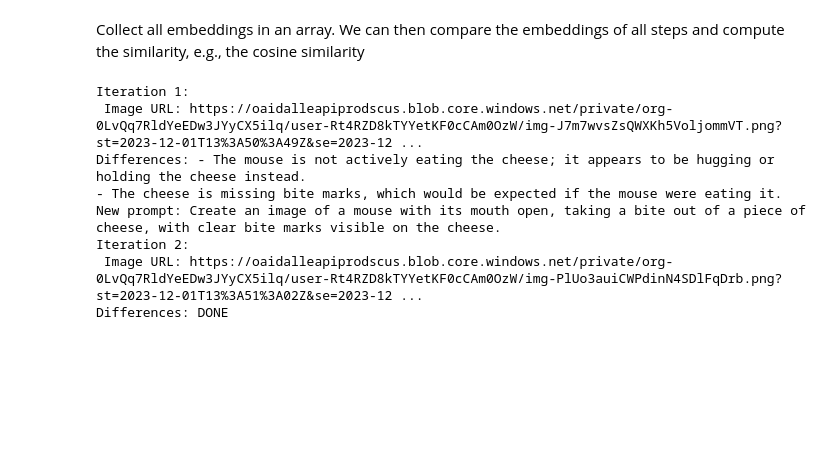
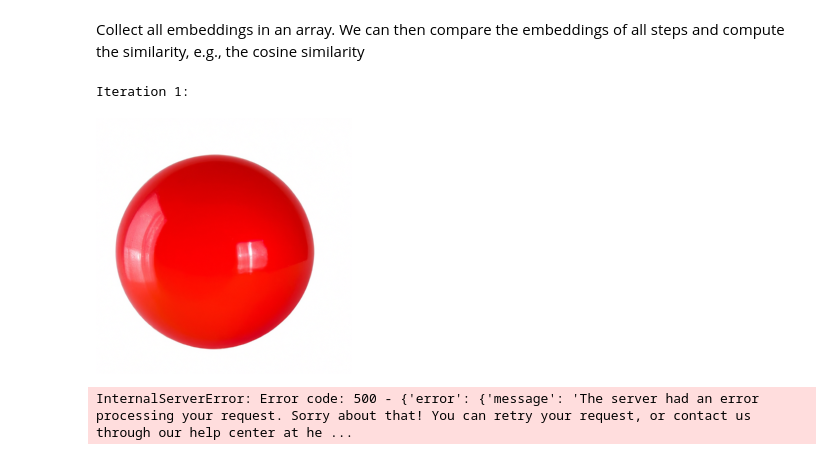
Before and after one commit to Rripped/PromptRefining, a Jupyter notebook: PromptRefining.ipynb, the cells around one changed output. Cells and saved outputs as stored; diff of their text form; code cells hidden in the pictures; blank space fills up the shorter version.

Commit message:
Show images in notebook

```diff
--- a/PromptRefining.ipynb
+++ b/PromptRefining.ipynb
@@ -98,7 +102,7 @@ def create_differences_for_image(initial_prompt, url):
     return generation.choices[0].message.content
 # %%
 def generate_prompt_for_differences(previous_messages):
-    system_message = "You are a prompt generator for images. You will get a list of differences for the generated image. Create a new prompt for a new image that eliminates the differences and satisfies the initial prompt."
+    system_message = "You are a prompt generator for images. You will get a list of differences for the generated image. Create a new prompt without negation for a new image that eliminates the differences and satisfies the initial prompt."
     messages = [
         {
             "role": "system",
@@ -121,6 +125,11 @@ def download(url, file_name):
       print('Image sucessfully downloaded: ', file_name)
     else:
       print('Image couldn\'t be retrieved')
+# %%
+def show_image(url):
+    with urllib.request.urlopen(url) as url:
+        image = Image.open(BytesIO(url.read()))
+    display(image)
 # %% [markdown]
 You will have to compare an AI generated image with an original prompt. The prompt is marked by the preceding tag [PROMPT].
 
@@ -142,41 +151,38 @@ def loop(initial_prompt, max_iteration_count):
         "content": ""
     }, {
         "role": "assistant",
         "content": initial_prompt
     }]
     image = generate_image(initial_prompt)
     for i in range(max_iteration_count):
         url = get_image_url(image)
         #download(imageUrl, "output.png")
-        print(f"Iteration {i + 1}:\n Image URL: {url}")
+        print(f"Iteration {i + 1}:")
+        # print(f"Image URL: {url}")
+        show_image(url)
         differences = create_differences_for_image(initial_prompt, url)
         embeddings.append(get_embeddings(differences))
         print(f"Differences: {differences}")
         if differences == "DONE":
             return
         messages += [{
             "role": "user",
             "content": differences
         }]
         new_prompt = generate_prompt_for_differences(messages)
         messages += [{
             "role": "assistant",
             "content": new_prompt
         }]
         print(f"New prompt: {new_prompt}")
         image = generate_image(new_prompt)
     print(messages)
     return embeddings
 
-embeddings = loop(initial_prompt="A mouse eating cheese", max_iteration_count=4)
+embeddings = loop(initial_prompt="A red sphere on white background without shadows", max_iteration_count=5)
 # %% [output]
 Iteration 1:
- Image URL: https://oaidalleapiprodscus.blob.core.windows.net/private/org-0LvQq7RldYeEDw3JYyCX5ilq/user-Rt4RZD8kTYYetKF0cCAm0OzW/img-J7m7wvsZsQWXKh5VoljommVT.png?st=2023-12-01T13%3A50%3A49Z&se=2023-12 ...
-Differences: - The mouse is not actively eating the cheese; it appears to be hugging or holding the cheese instead.
-- The cheese is missing bite marks, which would be expected if the mouse were eating it.
-New prompt: Create an image of a mouse with its mouth open, taking a bite out of a piece of cheese, with clear bite marks visible on the cheese.
-Iteration 2:
- Image URL: https://oaidalleapiprodscus.blob.core.windows.net/private/org-0LvQq7RldYeEDw3JYyCX5ilq/user-Rt4RZD8kTYYetKF0cCAm0OzW/img-PlUo3auiCWPdinN4SDlFqDrb.png?st=2023-12-01T13%3A51%3A02Z&se=2023-12 ...
-Differences: DONE
+[figure, added]
+InternalServerError: Error code: 500 - {'error': {'message': 'The server had an error processing your request. Sorry about that! You can retry your request, or contact us through our help center at he ...
 # %%
 embeddings
```
Also changed, not shown: parts of 1 cell of this notebook.
